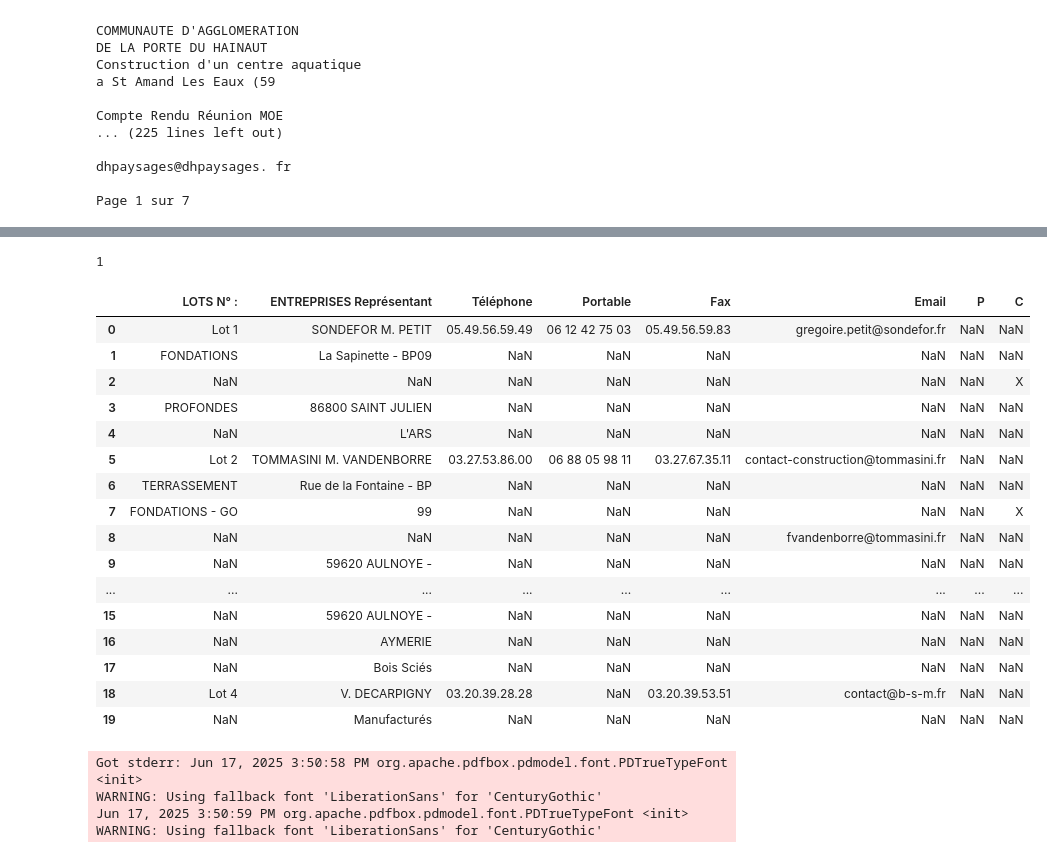
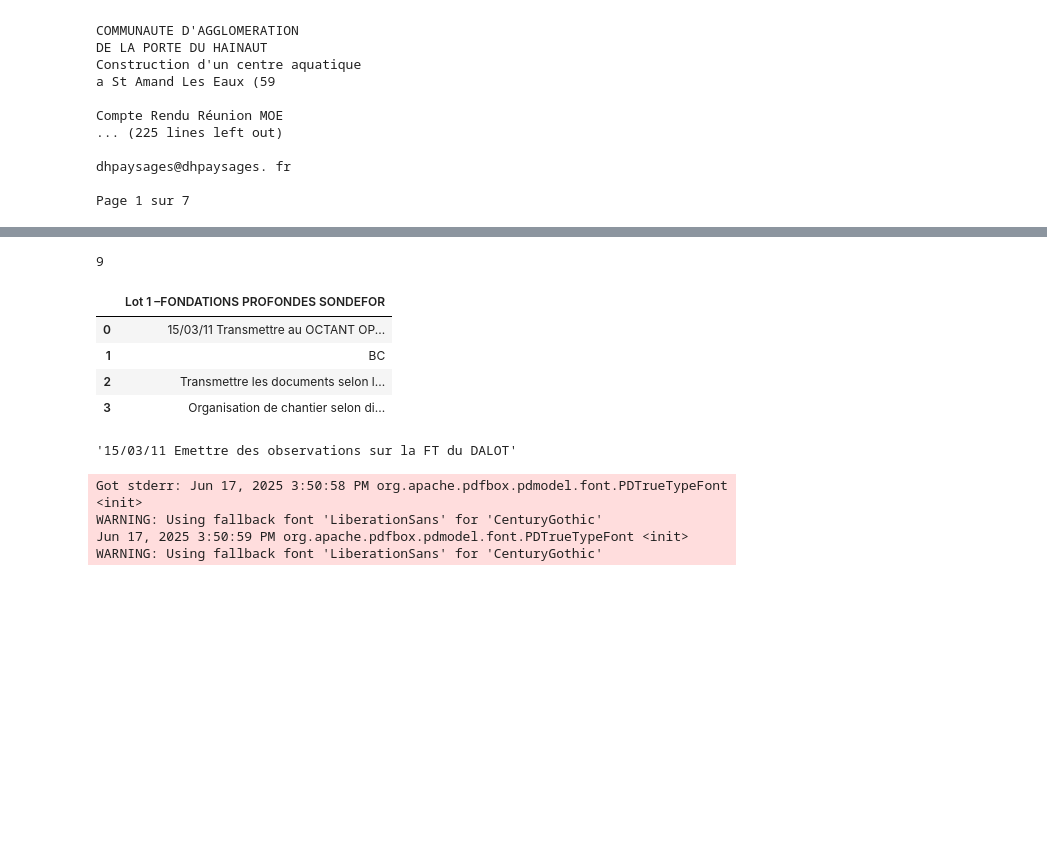
Before and after one commit to Nedartemis/fh-industrie, a Jupyter notebook: notebooks/poc_pascal.ipynb, the cells around one changed output, grey strips where cells are left out. Drawn from its saved outputs; the diff is of its cells as text; code cells hidden in the pictures; blank space fills up the shorter version.

Commit message:
feat: poc RAG + good extractions tables

```diff
--- a/notebooks/poc_pascal.ipynb
+++ b/notebooks/poc_pascal.ipynb
@@ -16,18 +38,18 @@ from vars import PATH_DOCS_PASCALE, PATH_TMP
 # %%
-file_name = PATH_DOCS_PASCALE / "1-extrait CR chantier St Amand 1 à 39.pdf"
-file_name = PATH_DOCS_PASCALE / "intégrale CR chantier Saint Amand.pdf"
+def cut_pdf(path_in, pages : Tuple[int, int]) -> str:
+    reader = PdfReader(path_in)
+    writer = PdfWriter()
+    page_range = range(pages[0], pages[1] + 1)
 
-pages = (1, 2)
+    for page_num, page in enumerate(reader.pages, 1):
+        if page_num in page_range:
+            writer.add_page(page)
 
-reader = PdfReader(file_name)
-writer = PdfWriter()
-page_range = range(pages[0], pages[1] + 1)
+    output_path = PATH_TMP / "cut_pdf" / f'{os.path.basename(path_in)}_page_{pages[0]}-{pages[1]}.pdf'
+    with open(output_path, 'wb') as out:
+        writer.write(out)
 
-for page_num, page in enumerate(reader.pages, 1):
-    if page_num in page_range:
-        writer.add_page(page)
+    return output_path
 
-output_path = f'{file_name}_page_{pages[0]}-{pages[1]}.pdf'
-pdf_path = output_path
-with open(output_path, 'wb') as out:
-    writer.write(out)
+pdf_path = cut_pdf(integrale_path, (1, 7))
+pdf_path
@@ -73,4 +97,4 @@ pdf_path
 # %%
 # Read pdf into list of DataFrame
-dfs = tabula.read_pdf(pdf_path, pages=[2])
+dfs = tabula.read_pdf(pdf_path, pages=[1])
 # %% [output]
@@ -81,27 +105,19 @@ WARNING: Using fallback font LiberationSans for base font ZapfDingbats
 # %%
 len(dfs)
 # %% [output]
-1
+9
 # %%
-dfs[0].head(20)
+dfs[4].head(20)
 # %% [output]
-|  | LOTS N° : | ENTREPRISES Représentant | Téléphone | Portable | Fax | Email | P | C |
-| 0 | Lot 1 | SONDEFOR M. PETIT | 05.49.56.59.49 | 06 12 42 75 03 | 05.49.56.59.83 | gregoire.petit@sondefor.fr | NaN | NaN |
-| 1 | FONDATIONS | La Sapinette - BP09 | NaN | NaN | NaN | NaN | NaN | NaN |
-| 2 | NaN | NaN | NaN | NaN | NaN | NaN | NaN | X |
-| 3 | PROFONDES | 86800 SAINT JULIEN | NaN | NaN | NaN | NaN | NaN | NaN |
-| 4 | NaN | L'ARS | NaN | NaN | NaN | NaN | NaN | NaN |
-| 5 | Lot 2 | TOMMASINI M. VANDENBORRE | 03.27.53.86.00 | 06 88 05 98 11 | 03.27.67.35.11 | contact-construction@tommasini.fr | NaN | NaN |
-| 6 | TERRASSEMENT | Rue de la Fontaine - BP | NaN | NaN | NaN | NaN | NaN | NaN |
-| 7 | FONDATIONS - GO | 99 | NaN | NaN | NaN | NaN | NaN | X |
-| 8 | NaN | NaN | NaN | NaN | NaN | fvandenborre@tommasini.fr | NaN | NaN |
-| 9 | NaN | 59620 AULNOYE - | NaN | NaN | NaN | NaN | NaN | NaN |
-| ... | ... | ... | ... | ... | ... | ... | ... | ... |
-| 15 | NaN | 59620 AULNOYE - | NaN | NaN | NaN | NaN | NaN | NaN |
-| 16 | NaN | AYMERIE | NaN | NaN | NaN | NaN | NaN | NaN |
-| 17 | NaN | Bois Sciés | NaN | NaN | NaN | NaN | NaN | NaN |
-| 18 | Lot 4 | V. DECARPIGNY | 03.20.39.28.28 | NaN | 03.20.39.53.51 | contact@b-s-m.fr | NaN | NaN |
-| 19 | NaN | Manufacturés | NaN | NaN | NaN | NaN | NaN | NaN |
+|  | Lot 1 –FONDATIONS PROFONDES SONDEFOR |
+| 0 | 15/03/11 Transmettre au OCTANT OP... |
+| 1 | BC |
+| 2 | Transmettre les documents selon l... |
+| 3 | Organisation de chantier selon di... |
+# %%
+dfs[0].iloc[0, 0]
+# %% [output]
+'15/03/11 Emettre des observations sur la FT du DALOT'
 # %%
 # Read remote pdf into list of DataFrame
 dfs2 = tabula.read_pdf("https://github.com/tabulapdf/tabula-java/raw/master/src/test/resources/technology/tabula/eu-017.pdf", pages=[2], output_format="json")
```
Also changed, not shown: parts of 107 cells of this notebook, 1 other file.
